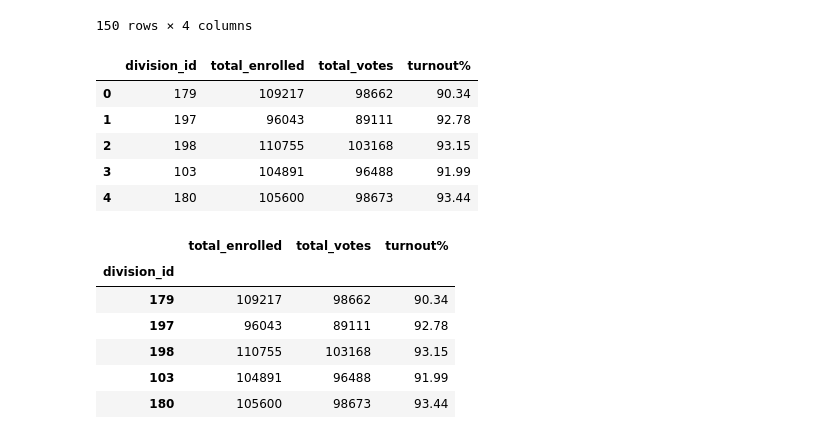
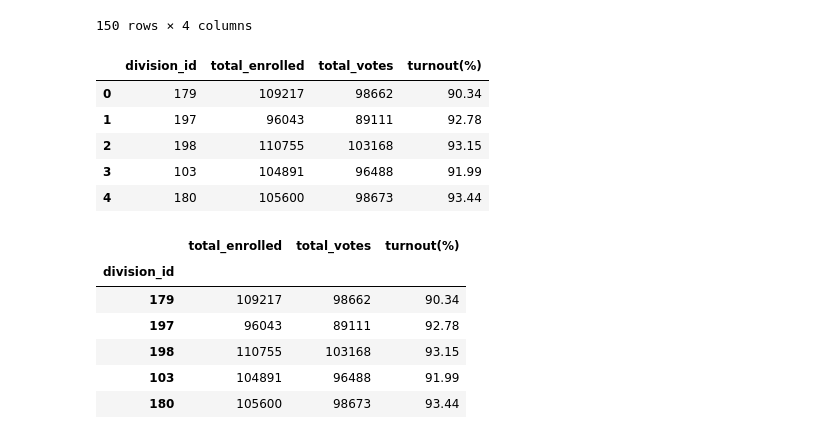
Before and after one commit to annewieggers/ETL-project, a Jupyter notebook: 04-extracting_transforming_election_turnout.ipynb, the cells around one changed output. Saved outputs shown, nothing was run; the diff lists cells and outputs as text; code cells hidden in the pictures.

```diff
--- a/04-extracting_transforming_election_turnout.ipynb
+++ b/04-extracting_transforming_election_turnout.ipynb
@@ -73,10 +73,10 @@ turnout_df
 150 rows × 4 columns
 # %%
 # renaming columns
-turnout_df.columns = ['division_id', 'total_enrolled', 'total_votes', 'turnout%']
+turnout_df.columns = ['division_id', 'total_enrolled', 'total_votes', 'turnout(%)']
 turnout_df.head()
 # %% [output]
-|  | division_id | total_enrolled | total_votes | turnout% |
+|  | division_id | total_enrolled | total_votes | turnout(%) |
 | 0 | 179 | 109217 | 98662 | 90.34 |
 | 1 | 197 | 96043 | 89111 | 92.78 |
 | 2 | 198 | 110755 | 103168 | 93.15 |
@@ -87,7 +87,7 @@ turnout_df.head()
 turnout_df = turnout_df.set_index("division_id")
 turnout_df.head()
 # %% [output]
-|  | total_enrolled | total_votes | turnout% |
+|  | total_enrolled | total_votes | turnout(%) |
 | division_id |  |  |  |
 | 179 | 109217 | 98662 | 90.34 |
 | 197 | 96043 | 89111 | 92.78 |
```
Also changed, not shown: parts of 5 cells of this notebook, 8 other files.
